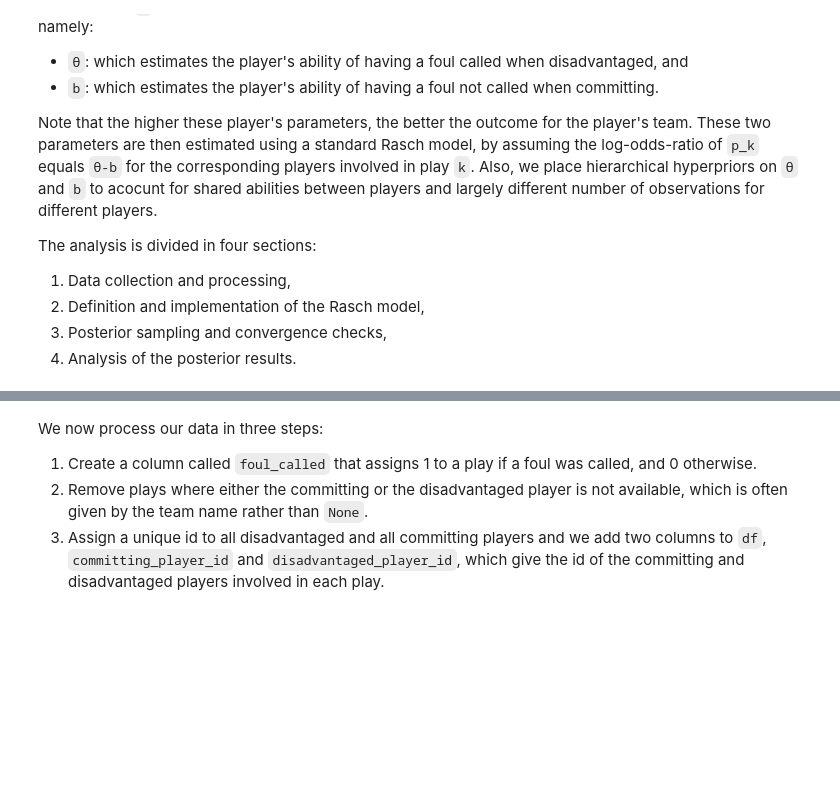
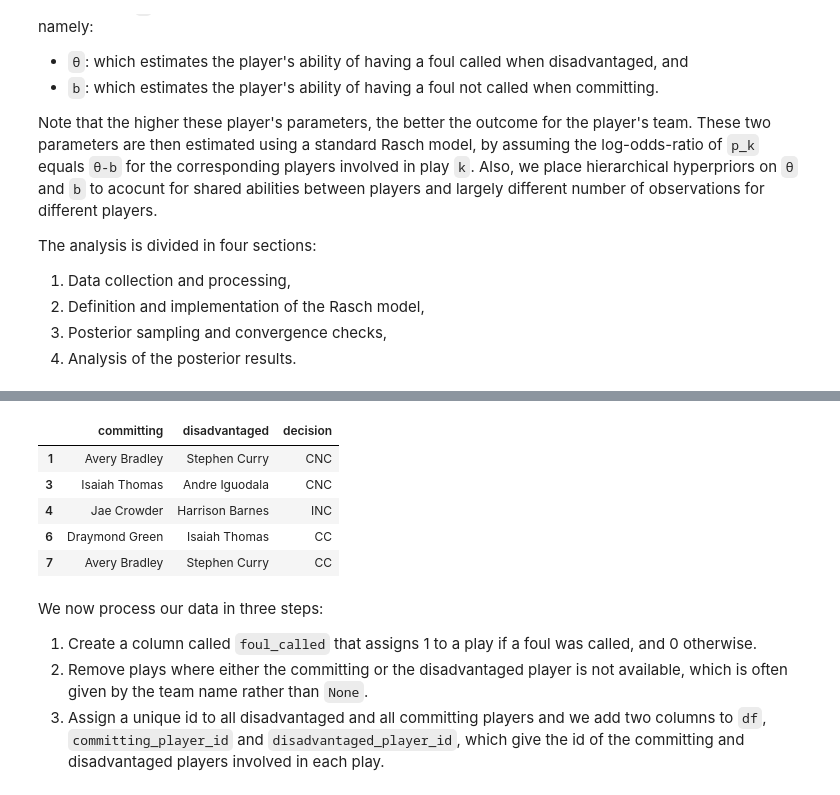
Before and after one commit to ltoniazzi/Item-Response-NBA, a Jupyter notebook: Item-Response-NBA.ipynb, the cells around one changed output, grey strips where cells are left out. Saved outputs shown, nothing was run; the diff lists cells and outputs as text; code cells hidden in the pictures; blank space fills up the shorter version.

Commit message:
Added smaller size  data-set

```diff
--- a/Item-Response-NBA.ipynb
+++ b/Item-Response-NBA.ipynb
@@ -40,10 +49,16 @@ We first import the original data set, and restrict ourselves to only a selectio
 # %%
 try:
-    orig_df = pd.read_csv('./data/basketball_fouls.csv',low_memory=False)
+    df = pd.read_csv("./data/nba_fouls.csv",index_col=0)
 except FileNotFoundError:
-    orig_df = pd.read_csv(pm.get_data('basketball_fouls.csv'),low_memory=False)
-
-df = orig_df[['committing', 'disadvantaged', 'decision']].dropna(axis=0)
+    df = pd.read_csv(pm.get_data("nba_fouls.csv"),index_col=0)
+df.head()
+# %% [output]
+|  | committing | disadvantaged | decision |
+| 1 | Avery Bradley | Stephen Curry | CNC |
+| 3 | Isaiah Thomas | Andre Iguodala | CNC |
+| 4 | Jae Crowder | Harrison Barnes | INC |
+| 6 | Draymond Green | Isaiah Thomas | CC |
+| 7 | Avery Bradley | Stephen Curry | CC |
 # %% [markdown]
 We now process our data in three steps:
  1. Create a column called `foul_called` that assigns 1 to a play if a foul was called, and 0 otherwise.
```
Also changed, not shown: parts of 9 cells of this notebook, 1 other file.
